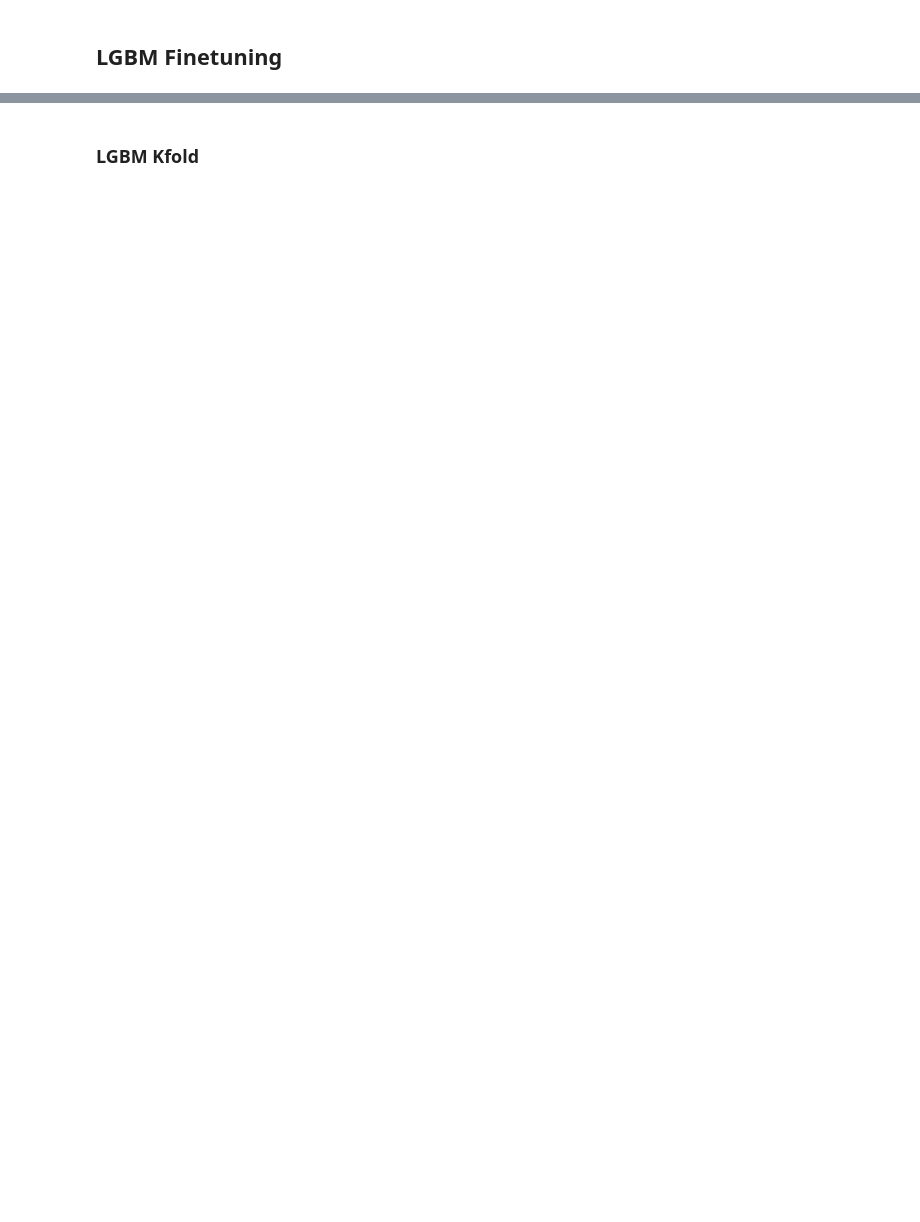
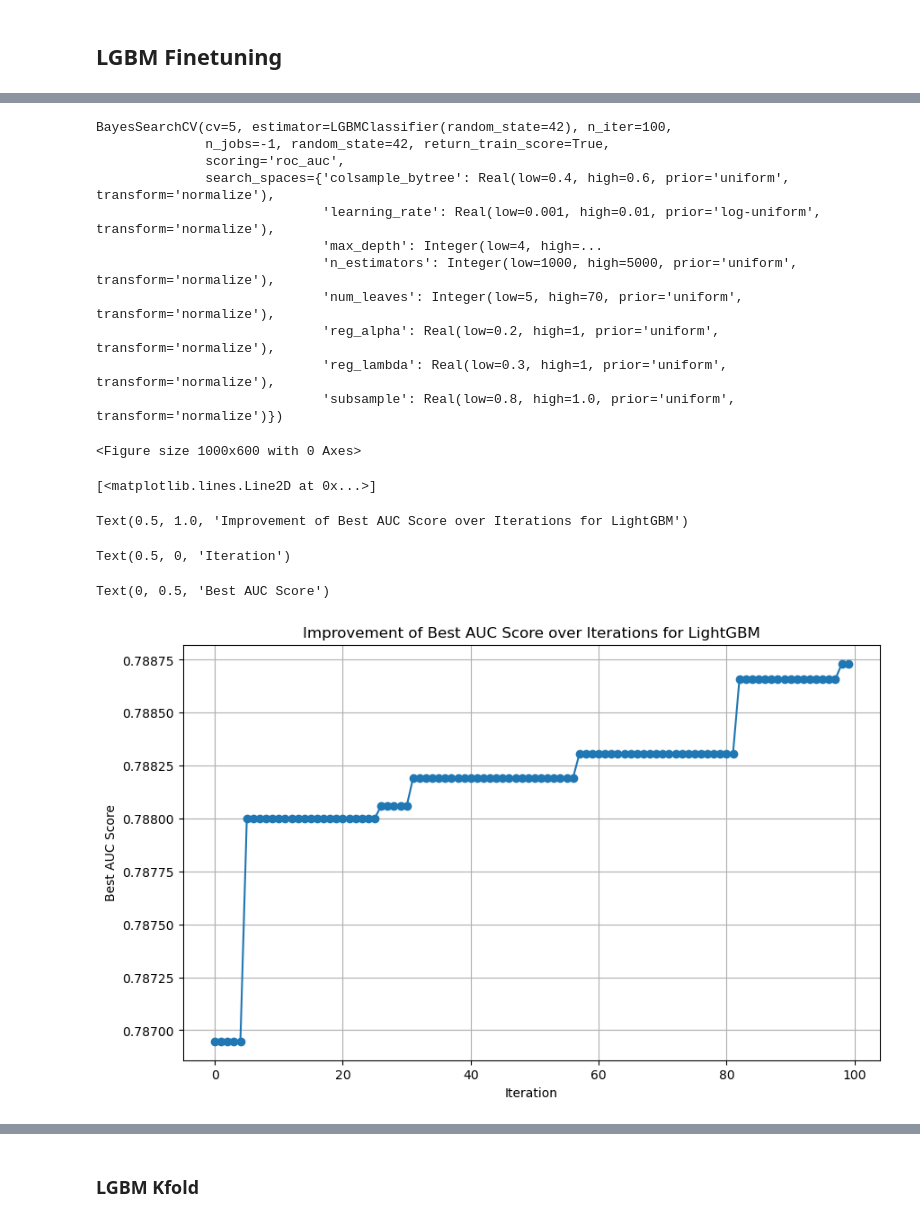
Before and after one commit to alexbarsan944/CreditDefaultRisk, a Jupyter notebook: code/4.models.ipynb, the cells around one changed output, grey strips where cells are left out. Cells and saved outputs as stored; diff of their text form; code cells hidden in the pictures; blank space fills up the shorter version.

```diff
--- a/code/4.models.ipynb
+++ b/code/4.models.ipynb
@@ -696,7 +708,7 @@ class IterationTrackingCallback:
 
         best_score_so_far = (
             -res.fun
-        )  # Note: Depending on the scoring, you might need to negate this value
+        )
         self.best_scores.append(best_score_so_far)
         print(f"Best score so far: {best_score_so_far:.4f}")
 
@@ -719,23 +731,24 @@ model_lgbm = LGBMClassifier(random_state=42, n_jobs=-1)
 
 # Define the search space for LightGBM
 search_spaces_lgbm = {
-    "boosting_type": "goss",  # This is fixed based on your best parameters
-    "n_estimators": Integer(9000, 11000),  # Centered around 10000
-    "learning_rate": Real(0.001, 0.01, "log-uniform"),  # Centered around 0.005134
-    "num_leaves": Integer(40, 70),  # Centered around 54
-    "max_depth": Integer(8, 12),  # Centered around 10
-    "reg_alpha": Real(0.2, 0.7),  # Centered around 0.436193
-    "reg_lambda": Real(0.3, 0.65),  # Centered around 0.479169
+    "n_estimators": Integer(1000, 5000),
+    "learning_rate": Real(0.001, 0.01, "log-uniform"),
+    "num_leaves": Integer(5, 70),
+    "max_depth": Integer(4, 12),
+    "reg_alpha": Real(0.2, 1),  # Centered around 0.436193
+    "reg_lambda": Real(0.3, 1),  # Centered around 0.479169
     "colsample_bytree": Real(0.4, 0.6),  # Centered around 0.508716
     "min_split_gain": Real(0.01, 0.04),  # Centered around 0.024766
-    "subsample": Real(0.8, 1.0),  # Fixed to 1 based on your parameters, might not need optimization
+    "subsample": Real(
+        0.8, 1.0
+    ),  # Fixed to 1 based on your parameters, might not need optimization
 }
 
 # Set up BayesSearchCV for LightGBM
 opt_lgbm = BayesSearchCV(
     estimator=model_lgbm,
     search_spaces=search_spaces_lgbm,
-    n_iter=30,
+    n_iter=100,
     scoring="roc_auc",
     cv=5,
     n_jobs=-1,
@@ -744,8 +757,15 @@ opt_lgbm = BayesSearchCV(
     random_state=42,
 )
 
-# Fit the model
+# # If y_train is a pandas DataFrame with a single column:
+# y_train = y_train.squeeze()  # This will convert it to a pandas Series
+
+# # Alternatively:
+# y_train = y_train.values.ravel()  # This will convert it to a 1D numpy array
+
+# Now you can fit the model with y_train which is a 1D array-like object
 opt_lgbm.fit(X_train, y_train, callback=[iteration_callback_lgbm])
+
 
 # Plot the improvement of scores over iterations for LightGBM
 plt.figure(figsize=(10, 6))
@@ -755,3 +775,4 @@ plt.xlabel("Iteration")
 plt.ylabel("Best AUC Score")
 plt.grid(True)
 plt.show()
+# %% [output]
@@ -758 +796,18 @@ plt.show()
+BayesSearchCV(cv=5, estimator=LGBMClassifier(random_state=42), n_iter=100,
+              n_jobs=-1, random_state=42, return_train_score=True,
+              scoring='roc_auc',
+              search_spaces={'colsample_bytree': Real(low=0.4, high=0.6, prior='uniform', transform='normalize'),
+                             'learning_rate': Real(low=0.001, high=0.01, prior='log-uniform', transform='normalize'),
+                             'max_depth': Integer(low=4, high=...
+                             'n_estimators': Integer(low=1000, high=5000, prior='uniform', transform='normalize'),
+                             'num_leaves': Integer(low=5, high=70, prior='uniform', transform='normalize'),
+                             'reg_alpha': Real(low=0.2, high=1, prior='uniform', transform='normalize'),
+                             'reg_lambda': Real(low=0.3, high=1, prior='uniform', transform='normalize'),
+                             'subsample': Real(low=0.8, high=1.0, prior='uniform', transform='normalize')})
+<Figure size 1000x600 with 0 Axes>
+[<matplotlib.lines.Line2D at 0x...>]
+Text(0.5, 1.0, 'Improvement of Best AUC Score over Iterations for LightGBM')
+Text(0.5, 0, 'Iteration')
+Text(0, 0.5, 'Best AUC Score')
+[figure, added]
 # %% [markdown]
```
Also changed, not shown: parts of 30 cells of this notebook, 16 other files.
